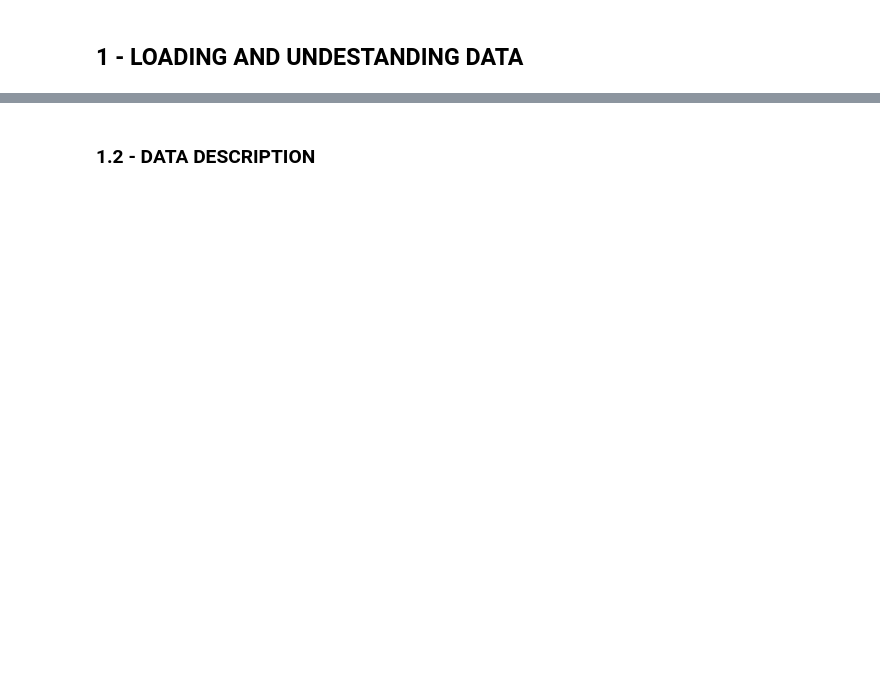
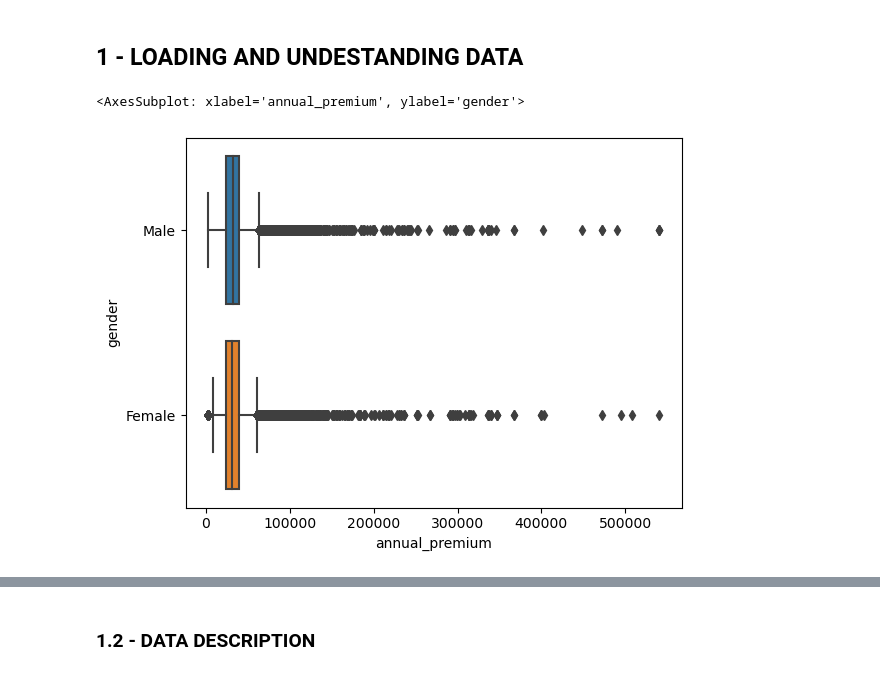
Before and after one commit to RPerottoni/Health_Insurance_Cross_Sell, a Jupyter notebook: notebooks/RP_01_Health_Insurance_Cross_Sell_EDA.ipynb, the cells around one changed output, grey strips where cells are left out. Saved outputs shown, nothing was run; the diff lists cells and outputs as text; code cells hidden in the pictures; blank space fills up the shorter version.

```diff
--- a/notebooks/RP_01_Health_Insurance_Cross_Sell_EDA.ipynb
+++ b/notebooks/RP_01_Health_Insurance_Cross_Sell_EDA.ipynb
@@ -48,3 +45,8 @@ Populating the interactive namespace from numpy and matplotlib
 
 # All Data - Windows
 df = pd.read_csv('C:/Users/perot/Documents/ds_repos/projects/Health_Insurance_Cross_Sell/data/raw/data.csv')
+# %%
+sns.boxplot(data=df, x='annual_premium', y='gender')
+# %% [output]
+<AxesSubplot: xlabel='annual_premium', ylabel='gender'>
+[figure, added]
```
Also changed, not shown: parts of 12 cells of this notebook, 5 other files.
